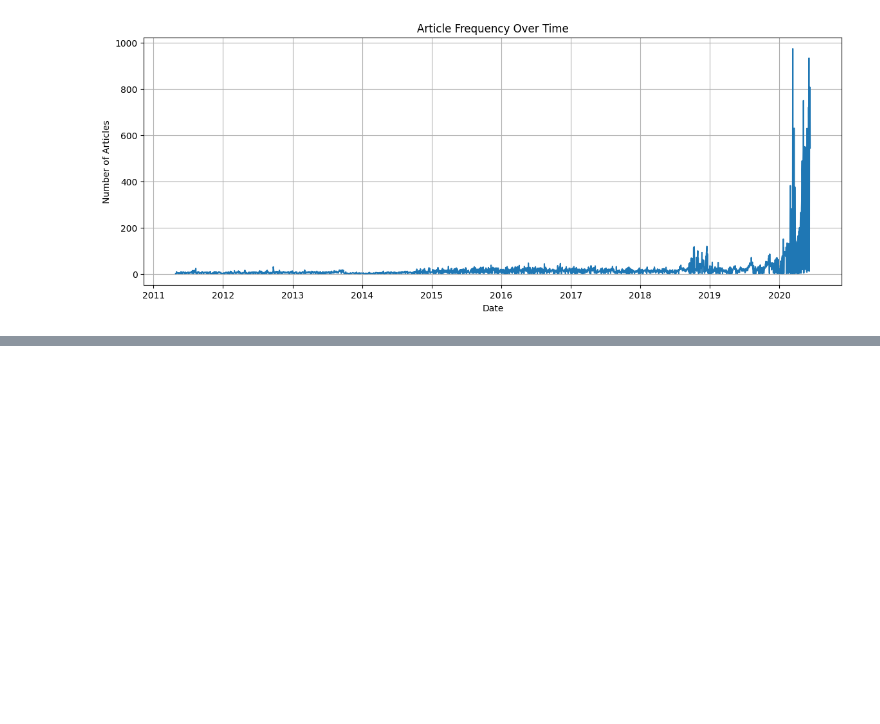
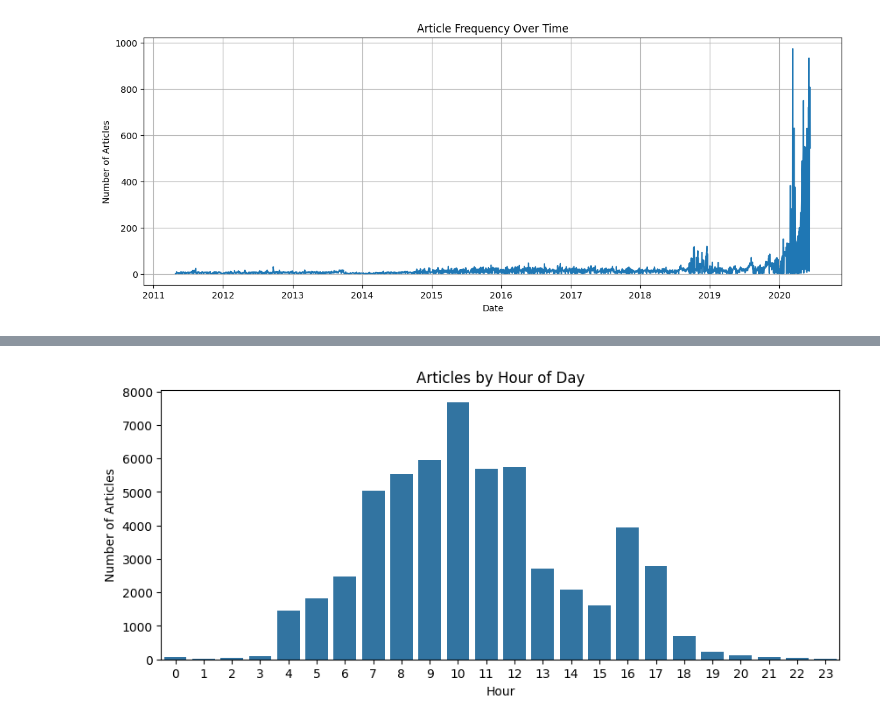
Before and after one commit to 5237-mests/stock-challenge-week-1, a Jupyter notebook: notebooks/eda_task_1.ipynb, the cells around one changed output, grey strips where cells are left out. Saved outputs shown, nothing was run; the diff lists cells and outputs as text; code cells hidden in the pictures; blank space fills up the shorter version.

```diff
--- a/notebooks/eda_task_1.ipynb
+++ b/notebooks/eda_task_1.ipynb
@@ -105,0 +194,11 @@ print_top_words(lda, vectorizer.get_feature_names_out(), 10)
+# %%
+if df['date'].dt.hour.notnull().all():
+    df['hour'] = df['date'].dt.hour
+    plt.figure(figsize=(10, 4))
+    sns.countplot(x='hour', data=df)
+    plt.title("Articles by Hour of Day")
+    plt.xlabel("Hour")
+    plt.ylabel("Number of Articles")
+    plt.show()
+# %% [output]
+[figure, added]
```
Also changed, not shown: parts of 16 cells of this notebook.
